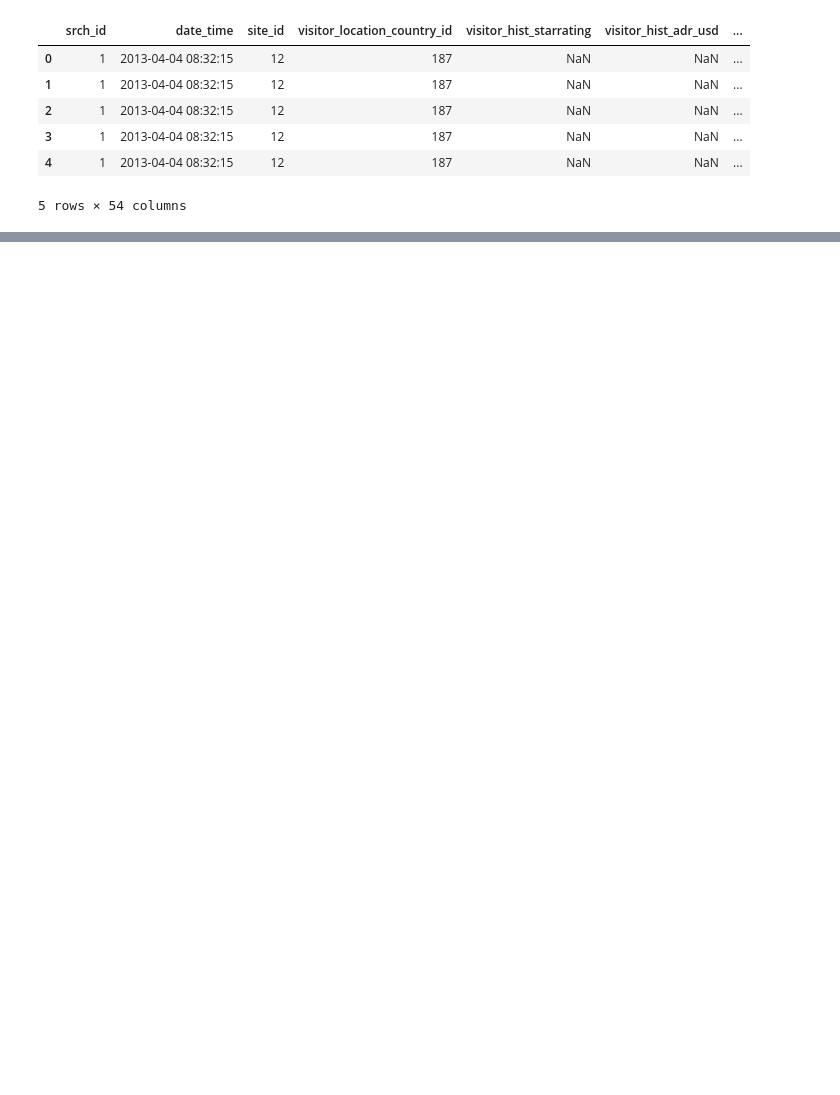
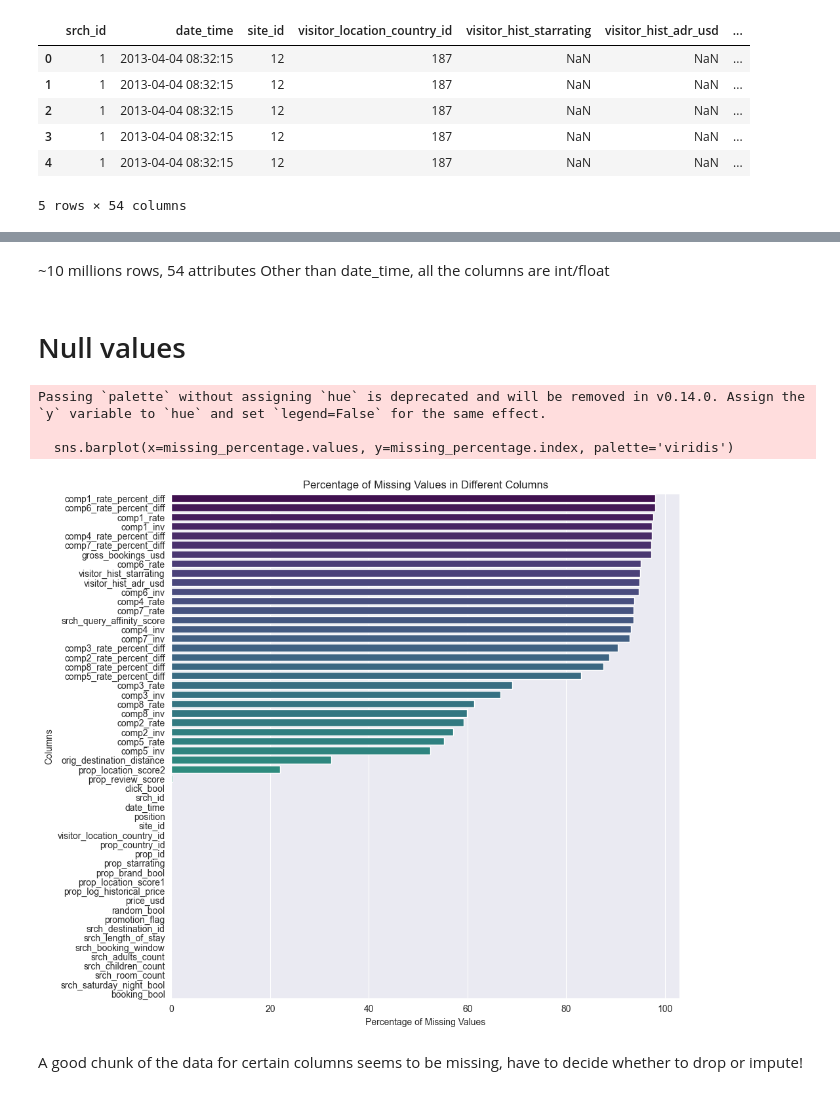
Before and after one commit to Leodom01/X_400108-DataMiningTechniques, a Jupyter notebook: EDA.ipynb, the cells around one changed output, grey strips where cells are left out. Drawn from its saved outputs; the diff is of its cells as text; code cells hidden in the pictures; blank space fills up the shorter version.

```diff
--- a/EDA.ipynb
+++ b/EDA.ipynb
@@ -16,0 +45,25 @@ df.head()
+# %% [markdown]
+~10 millions rows, 54 attributes
+Other than date_time, all the columns are int/float
+# %% [markdown]
+# Null values
+# %%
+missing_percentage = (df.isnull().mean() * 100).round(2)
+
+# Sort columns by missing percentage
+missing_percentage = missing_percentage.sort_values(ascending=False)
+
+# Create a bar plot
+plt.figure(figsize=(10, 10))
+sns.barplot(x=missing_percentage.values, y=missing_percentage.index, palette='viridis')
+plt.xlabel('Percentage of Missing Values')
+plt.ylabel('Columns')
+plt.title('Percentage of Missing Values in Different Columns')
+plt.show()
+# %% [output]
+Passing `palette` without assigning `hue` is deprecated and will be removed in v0.14.0. Assign the `y` variable to `hue` and set `legend=False` for the same effect.
+
+  sns.barplot(x=missing_percentage.values, y=missing_percentage.index, palette='viridis')
+[figure, added]
+# %% [markdown]
+A good chunk of the data for certain columns seems to be missing, have to decide whether to drop or impute!
```
Also changed, not shown: parts of 21 cells of this notebook.
